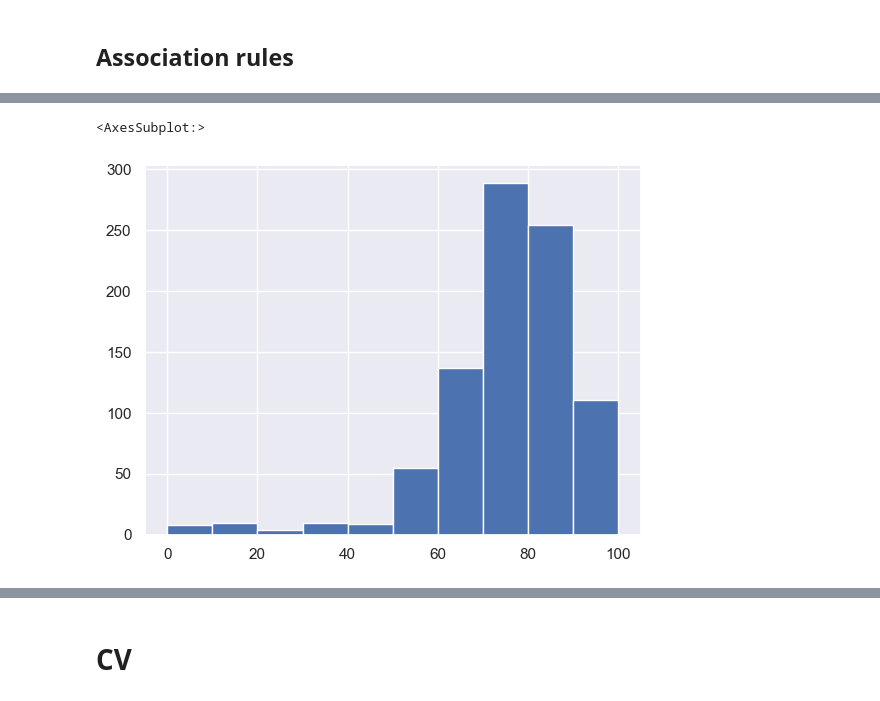
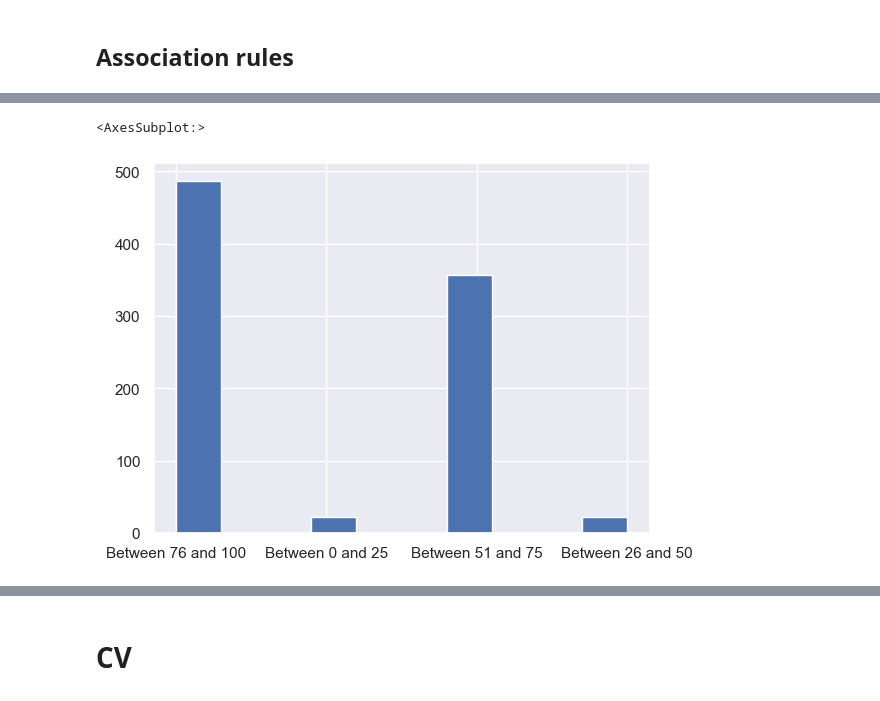
Before and after one commit to aarongp11/datamining_project, a Jupyter notebook: data_mining project/workingCV2.ipynb, the cells around one changed output, grey strips where cells are left out. Drawn from its saved outputs; the diff is of its cells as text; code cells hidden in the pictures.

Commit message:
association rules

```diff
--- a/data_mining project/workingCV2.ipynb
+++ b/data_mining project/workingCV2.ipynb
@@ -382,7 +382,12 @@ rules_dataset=final_dataset.copy()
 rules_dataset['Sleep quality']=df_cleaned['Sleep quality']
 # %%
 scaled_features_df = pd.DataFrame(standardized_X, index=final_dataset.index, columns=final_dataset.columns)
-# %%
-sep=10 #pandas has built in binning?
-for i in range(sep, 101, sep):
-    rules_dataset["Sleep quality between "+str(i - sep)+"-"+str(i)] = ((rules_dataset["Sleep quality"] < i) & (rules_dataset["Sleep quality"] > (i-sep))).apply(lambda x: int(x))
+# %%
+rules_dataset["Sleep quality"]=pd.cut(df_cleaned['Sleep quality'], bins=4, labels=False)
+target_names = {
+    0:"Between 0 and 25",
+    1:"Between 26 and 50",
+    2:"Between 51 and 75",
+    3:"Between 76 and 100"
+}
+rules_dataset["Sleep quality"]=rules_dataset["Sleep quality"].map(target_names)
@@ -389,5 +410,5 @@ for i in range(sep, 101, sep):
 # %%
-rules_dataset['Sleep quality'].hist(bins=sep)
+rules_dataset['Sleep quality'].hist()
 # %% [output]
 <AxesSubplot:>
-[figure, old version]
+[figure, new version]
```
Also changed, not shown: parts of 13 cells of this notebook.
